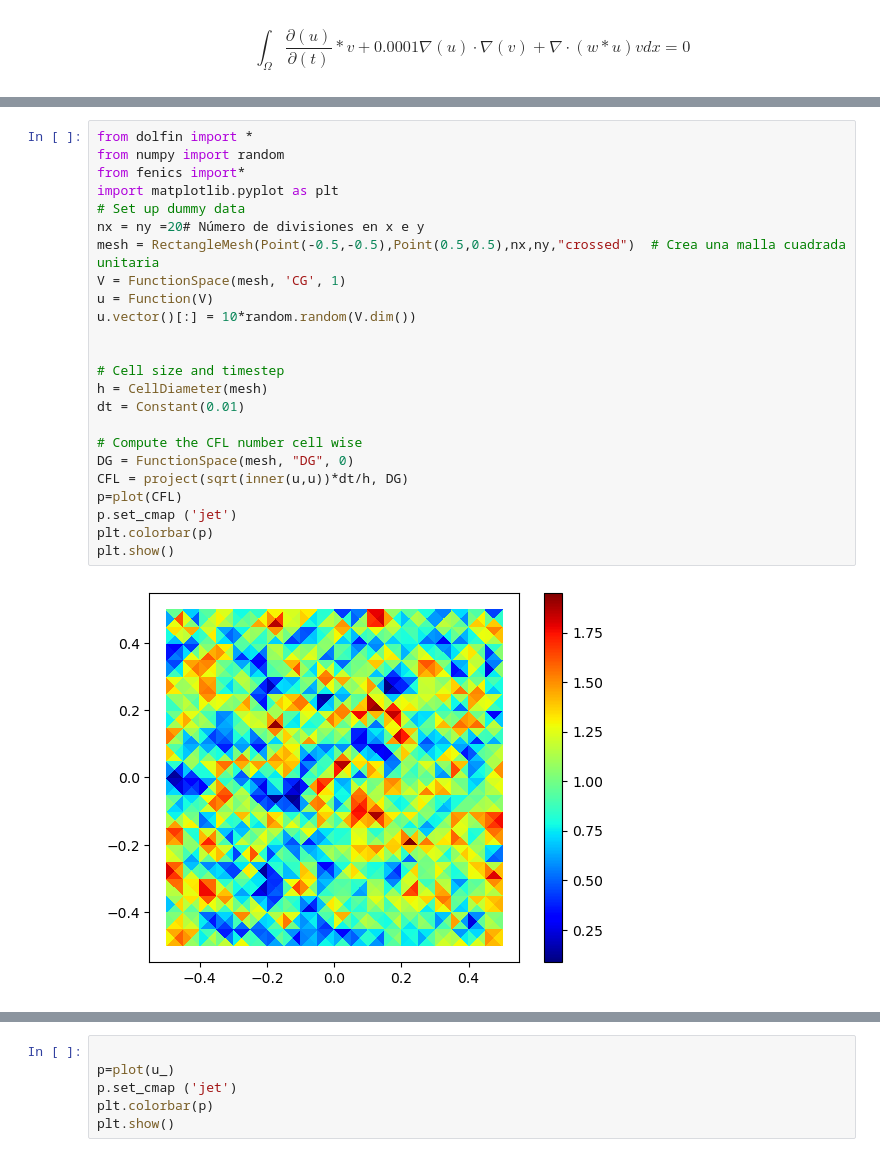
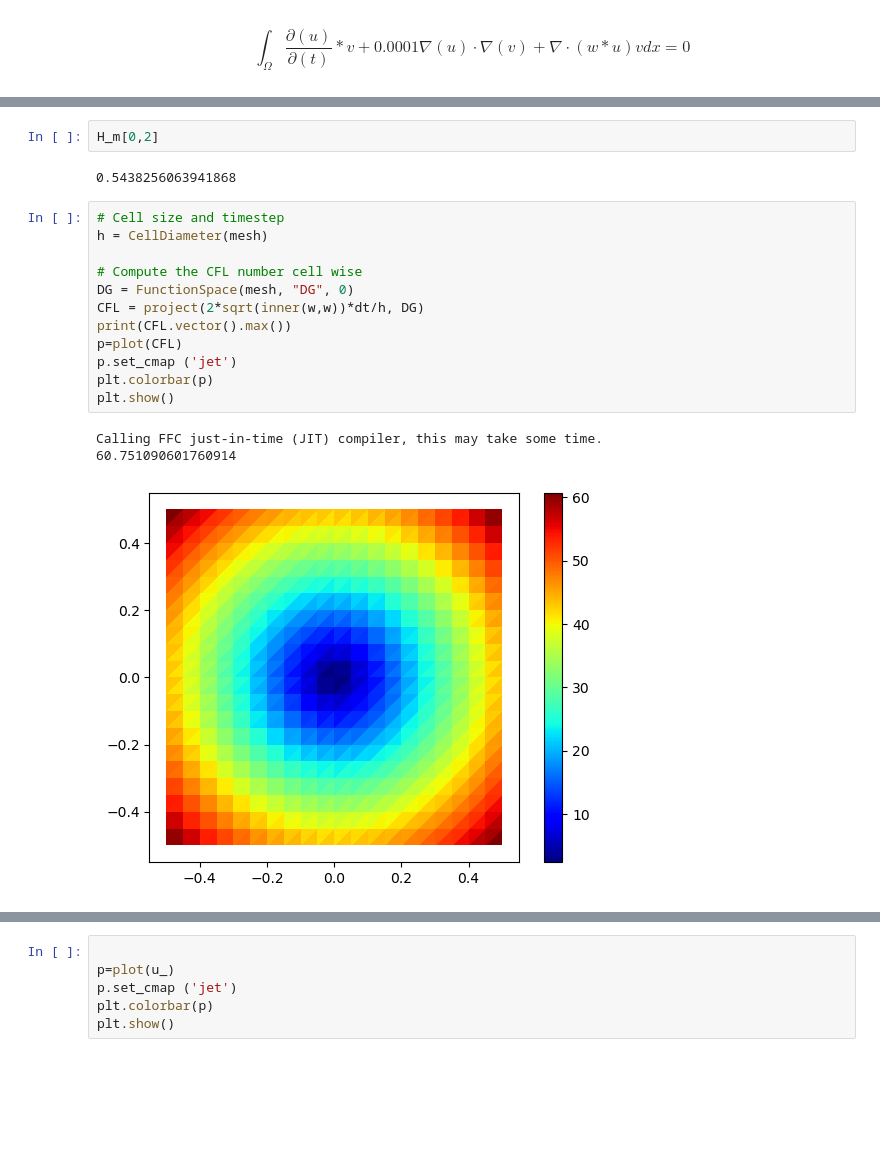
Before and after one commit to Sebastian-gomezC/Exponencial_time_schemes, a Jupyter notebook: difusion_tracendente/homogeneo/difusion_transitoria_homogeneo.ipynb, the cells around one changed output, grey strips where cells are left out. Saved outputs shown, nothing was run; the diff lists cells and outputs as text; blank space fills up the shorter version.

```diff
--- a/difusion_tracendente/difusion_transitoria_homogeneo.ipynb
+++ b/difusion_tracendente/homogeneo/difusion_transitoria_homogeneo.ipynb
@@ -244,26 +266,20 @@ NameError: name 'start_code' is not defined
+# %%
+H_m[0,2]
+# %% [output]
+0.5438256063941868
 # %%
-from dolfin import *
-from numpy import random
-from fenics import*
-import matplotlib.pyplot as plt
-# Set up dummy data
-nx = ny =20# Número de divisiones en x e y
-mesh = RectangleMesh(Point(-0.5,-0.5),Point(0.5,0.5),nx,ny,"crossed")  # Crea una malla cuadrada unitaria
-V = FunctionSpace(mesh, 'CG', 1)
-u = Function(V)
-u.vector()[:] = 10*random.random(V.dim())
-
-
 # Cell size and timestep
 h = CellDiameter(mesh)
-dt = Constant(0.01)
 
 # Compute the CFL number cell wise
 DG = FunctionSpace(mesh, "DG", 0)
-CFL = project(sqrt(inner(u,u))*dt/h, DG)
+CFL = project(2*sqrt(inner(w,w))*dt/h, DG)
+print(CFL.vector().max())
 p=plot(CFL)
 p.set_cmap ('jet')
 plt.colorbar(p)
 plt.show()
 # %% [output]
+Calling FFC just-in-time (JIT) compiler, this may take some time.
+60.751090601760914
-[figure, old version]
+[figure, new version]
```
Also changed, not shown: parts of 7 cells of this notebook, 38 other files.
